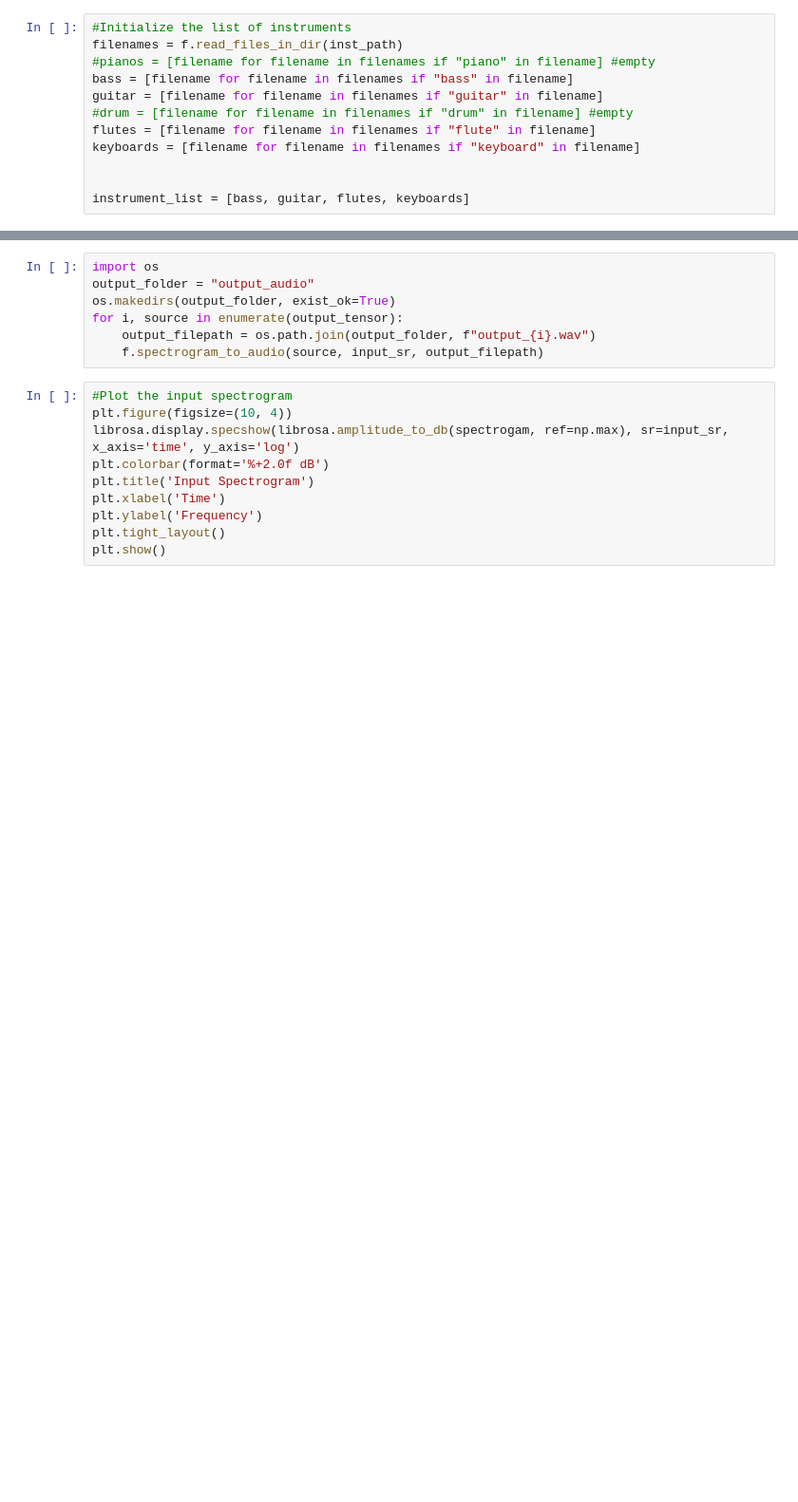
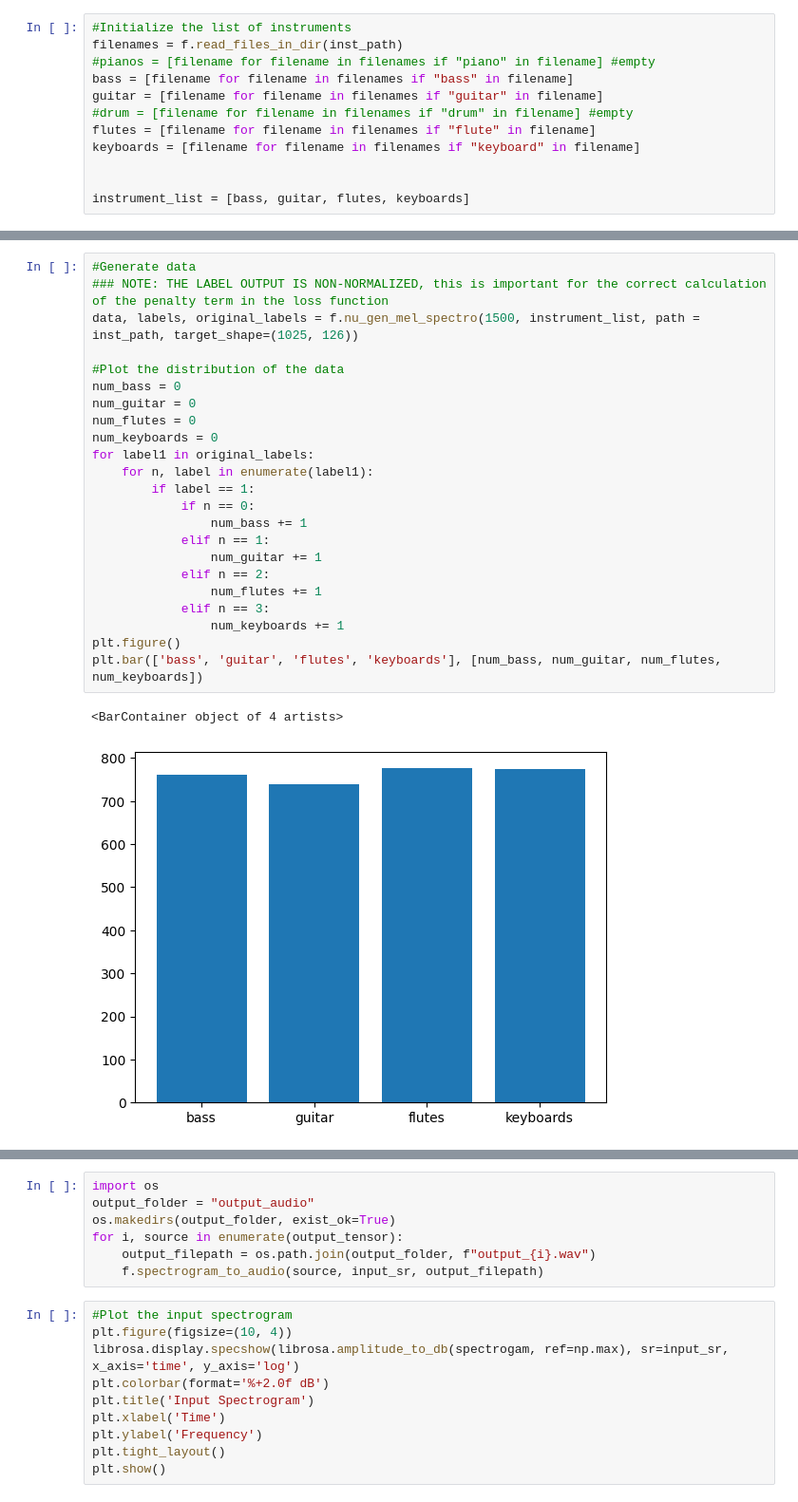
Before and after one commit to JanMcKenzie/AudioNNRep, a Jupyter notebook: models/3_Instrument_reconstruction/kernelsize.ipynb, the cells around one changed output, grey strips where cells are left out. Shown at 95% size. Cells and saved outputs as stored; diff of their text form; blank space fills up the shorter version.

```diff
--- a/models/3_Instrument_reconstruction/kernelsize.ipynb
+++ b/models/3_Instrument_reconstruction/kernelsize.ipynb
@@ -117,0 +67,26 @@ torch.Size([32, 1, 1025, 126])
+# %%
+#Generate data
+### NOTE: THE LABEL OUTPUT IS NON-NORMALIZED, this is important for the correct calculation of the penalty term in the loss function
+data, labels, original_labels = f.nu_gen_mel_spectro(1500, instrument_list, path = inst_path, target_shape=(1025, 126))
+
+#Plot the distribution of the data
+num_bass = 0
+num_guitar = 0
+num_flutes = 0
+num_keyboards = 0
+for label1 in original_labels:
+    for n, label in enumerate(label1):
+        if label == 1:
+            if n == 0:
+                num_bass += 1
+            elif n == 1:
+                num_guitar += 1
+            elif n == 2:
+                num_flutes += 1
+            elif n == 3:
+                num_keyboards += 1
+plt.figure()
+plt.bar(['bass', 'guitar', 'flutes', 'keyboards'], [num_bass, num_guitar, num_flutes, num_keyboards])
+# %% [output]
+<BarContainer object of 4 artists>
+[figure, added]
```
Also changed, not shown: parts of 16 cells of this notebook.
